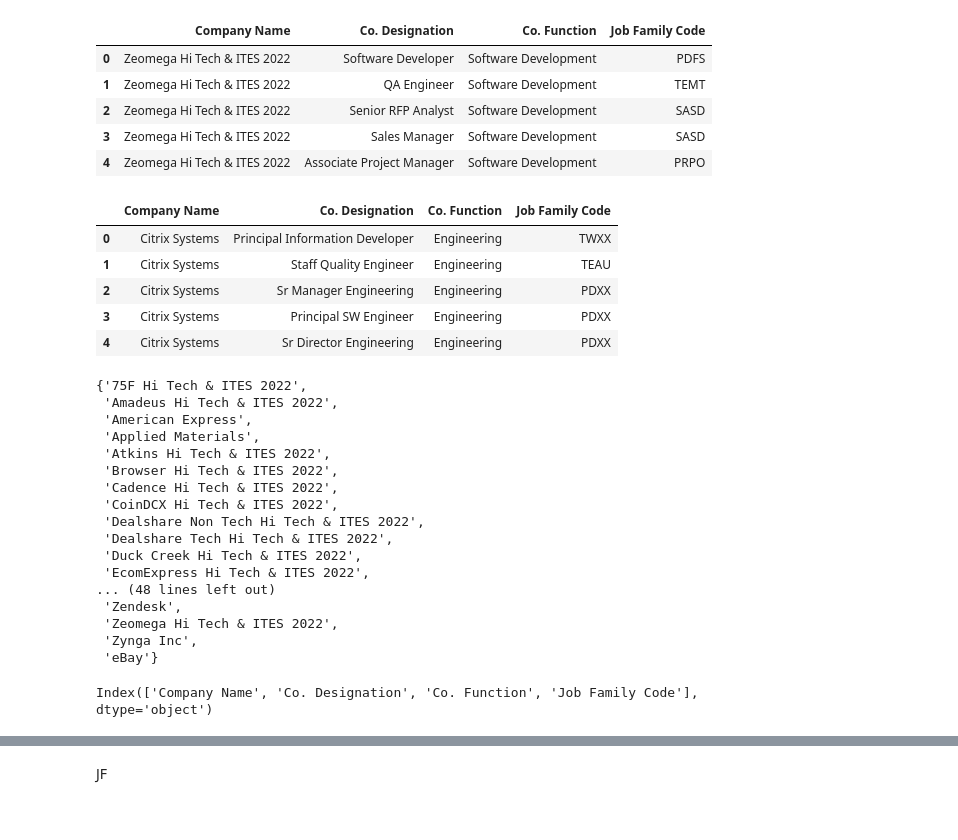
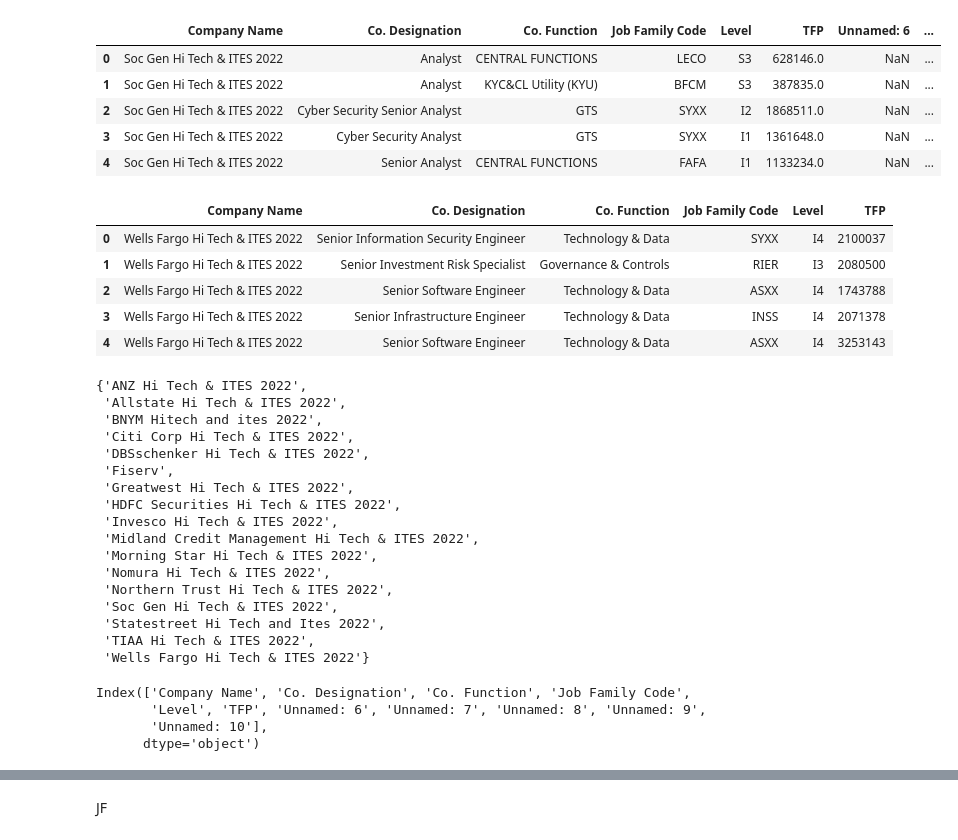
Before and after one commit to LazyHooks/Aon_Optimus, a Jupyter notebook: optimus_v4.ipynb, the cells around one changed output, grey strips where cells are left out. Saved outputs shown, nothing was run; the diff lists cells and outputs as text; code cells hidden in the pictures.

```diff
--- a/optimus_v4.ipynb
+++ b/optimus_v4.ipynb
@@ -3,50 +3,53 @@
 # %%
 import pandas as pd
 # %%
-df = pd.read_csv('Train_1_ExcludingTest.csv')
+df = pd.read_csv('Train.csv')
 df.head()
 # %% [output]
-|  | Company Name | Co. Designation | Co. Function | Job Family Code |
-| 0 | Zeomega Hi Tech & ITES 2022 | Software Developer | Software Development | PDFS |
-| 1 | Zeomega Hi Tech & ITES 2022 | QA Engineer | Software Development | TEMT |
-| 2 | Zeomega Hi Tech & ITES 2022 | Senior RFP Analyst | Software Development | SASD |
-| 3 | Zeomega Hi Tech & ITES 2022 | Sales Manager | Software Development | SASD |
-| 4 | Zeomega Hi Tech & ITES 2022 | Associate Project Manager | Software Development | PRPO |
+|  | Company Name | Co. Designation | Co. Function | Job Family Code | Level | TFP | Unnamed: 6 | ... |
+| 0 | Soc Gen Hi Tech & ITES 2022 | Analyst | CENTRAL FUNCTIONS | LECO | S3 | 628146.0 | NaN | ... |
+| 1 | Soc Gen Hi Tech & ITES 2022 | Analyst | KYC&CL Utility (KYU) | BFCM | S3 | 387835.0 | NaN | ... |
+| 2 | Soc Gen Hi Tech & ITES 2022 | Cyber Security Senior Analyst | GTS | SYXX | I2 | 1868511.0 | NaN | ... |
+| 3 | Soc Gen Hi Tech & ITES 2022 | Cyber Security Analyst | GTS | SYXX | I1 | 1361648.0 | NaN | ... |
+| 4 | Soc Gen Hi Tech & ITES 2022 | Senior Analyst | CENTRAL FUNCTIONS | FAFA | I1 | 1133234.0 | NaN | ... |
 # %%
-df_test = pd.read_csv('Test_2_Citrix.csv')
+df_test = pd.read_csv('test1.csv')
 df_test.head()
 # %% [output]
-|  | Company Name | Co. Designation | Co. Function | Job Family Code |
-| 0 | Citrix Systems | Principal Information Developer | Engineering | TWXX |
-| 1 | Citrix Systems | Staff Quality Engineer | Engineering | TEAU |
-| 2 | Citrix Systems | Sr Manager Engineering | Engineering | PDXX |
-| 3 | Citrix Systems | Principal SW Engineer | Engineering | PDXX |
-| 4 | Citrix Systems | Sr Director Engineering | Engineering | PDXX |
+|  | Company Name | Co. Designation | Co. Function | Job Family Code | Level | TFP |
+| 0 | Wells Fargo Hi Tech & ITES 2022 | Senior Information Security Engineer | Technology & Data | SYXX | I4 | 2100037 |
+| 1 | Wells Fargo Hi Tech & ITES 2022 | Senior Investment Risk Specialist | Governance & Controls | RIER | I3 | 2080500 |
+| 2 | Wells Fargo Hi Tech & ITES 2022 | Senior Software Engineer | Technology & Data | ASXX | I4 | 1743788 |
+| 3 | Wells Fargo Hi Tech & ITES 2022 | Senior Infrastructure Engineer | Technology & Data | INSS | I4 | 2071378 |
+| 4 | Wells Fargo Hi Tech & ITES 2022 | Senior Software Engineer | Technology & Data | ASXX | I4 | 3253143 |
 # %%
 df.shape
 set(df['Company Name'])
 # %% [output]
-{'75F Hi Tech & ITES 2022',
- 'Amadeus Hi Tech & ITES 2022',
- 'American Express',
- 'Applied Materials',
- 'Atkins Hi Tech & ITES 2022',
- 'Browser Hi Tech & ITES 2022',
- 'Cadence Hi Tech & ITES 2022',
- 'CoinDCX Hi Tech & ITES 2022',
- 'Dealshare Non Tech Hi Tech & ITES 2022',
- 'Dealshare Tech Hi Tech & ITES 2022',
- 'Duck Creek Hi Tech & ITES 2022',
- 'EcomExpress Hi Tech & ITES 2022',
-... (48 lines left out)
- 'Zendesk',
- 'Zeomega Hi Tech & ITES 2022',
- 'Zynga Inc',
- 'eBay'}
+{'ANZ Hi Tech & ITES 2022',
+ 'Allstate Hi Tech & ITES 2022',
+ 'BNYM Hitech and ites 2022',
+ 'Citi Corp Hi Tech & ITES 2022',
+ 'DBSschenker Hi Tech & ITES 2022',
+ 'Fiserv',
+ 'Greatwest Hi Tech & ITES 2022',
+ 'HDFC Securities Hi Tech & ITES 2022',
+ 'Invesco Hi Tech & ITES 2022',
+ 'Midland Credit Management Hi Tech & ITES 2022',
+ 'Morning Star Hi Tech & ITES 2022',
+ 'Nomura Hi Tech & ITES 2022',
+ 'Northern Trust Hi Tech & ITES 2022',
+ 'Soc Gen Hi Tech & ITES 2022',
+ 'Statestreet Hi Tech and Ites 2022',
+ 'TIAA Hi Tech & ITES 2022',
+ 'Wells Fargo Hi Tech & ITES 2022'}
 # %%
 df.columns
 # %% [output]
-Index(['Company Name', 'Co. Designation', 'Co. Function', 'Job Family Code'], dtype='object')
+Index(['Company Name', 'Co. Designation', 'Co. Function', 'Job Family Code',
+       'Level', 'TFP', 'Unnamed: 6', 'Unnamed: 7', 'Unnamed: 8', 'Unnamed: 9',
+       'Unnamed: 10'],
+      dtype='object')
 # %%
 train_cols = ['Co. Designation', 'Co. Function']
 # %%
```
Also changed, not shown: parts of 11 cells of this notebook.
